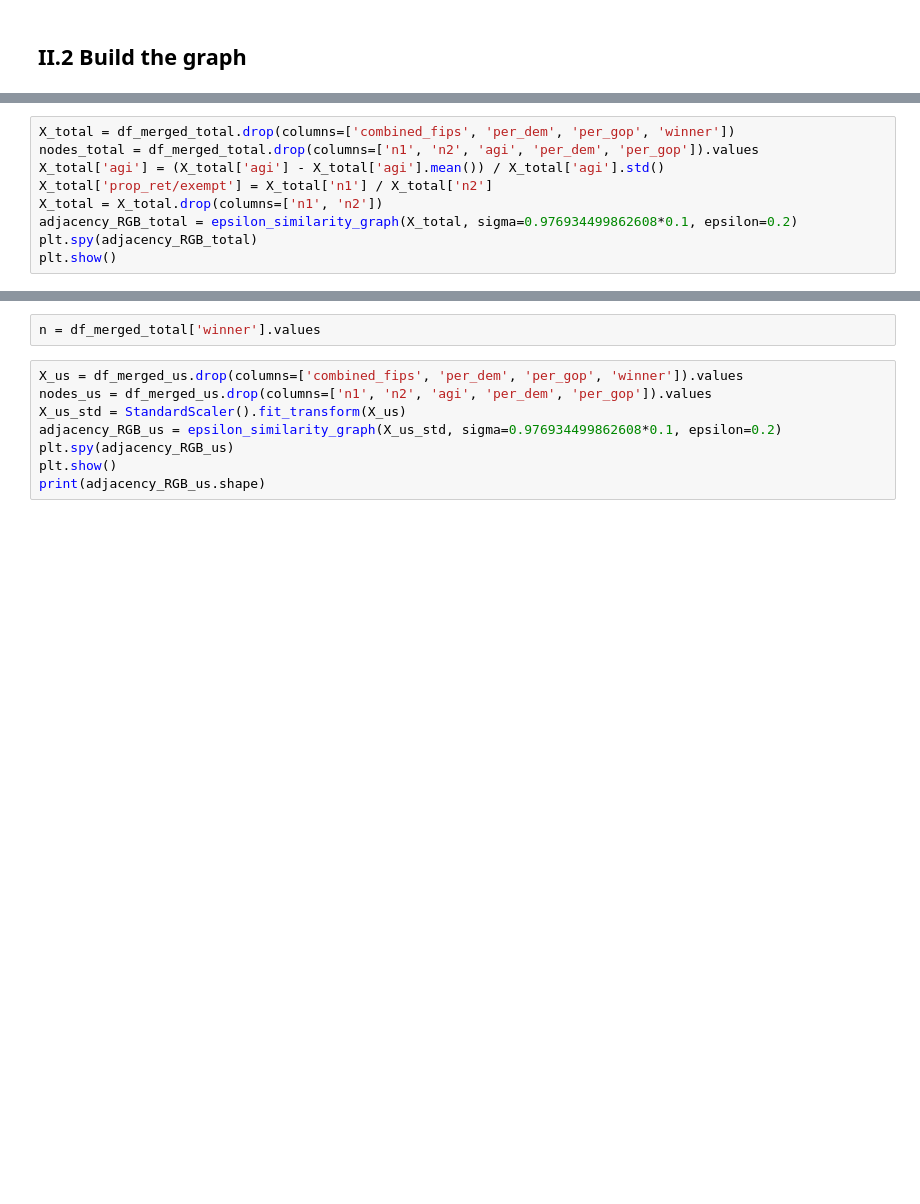
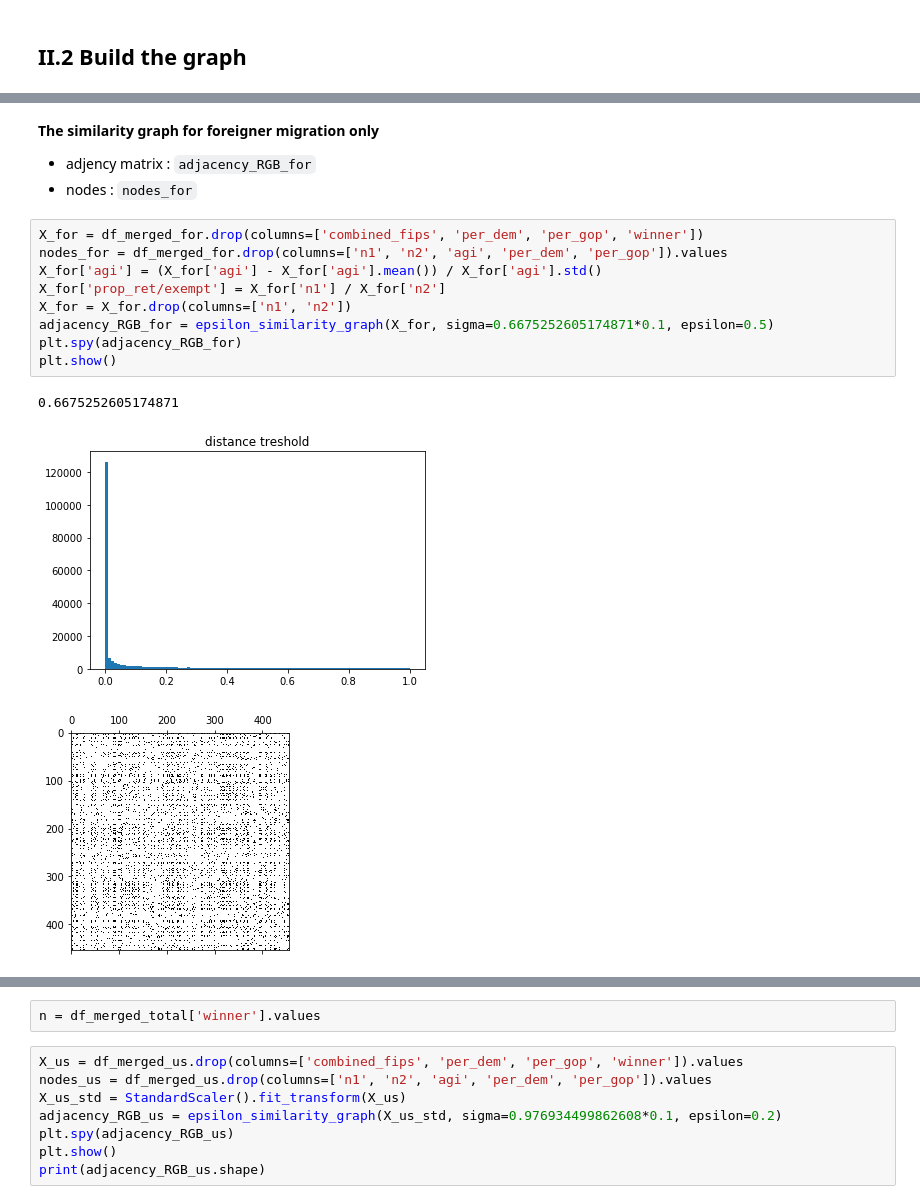
Before and after one commit to zxyzz/ntds_project, a Jupyter notebook: Project.ipynb, the cells around one changed output, grey strips where cells are left out. Saved outputs shown, nothing was run; the diff lists cells and outputs as text; blank space fills up the shorter version.

```diff
--- a/Project.ipynb
+++ b/Project.ipynb
@@ -347,9 +355,17 @@ plt.show()
+# %% [markdown]
+**The similarity graph for foreigner migration only**
+ - adjency matrix : `adjacency_RGB_for`
+ - nodes : `nodes_for`
 # %%
-X_total = df_merged_total.drop(columns=['combined_fips', 'per_dem', 'per_gop', 'winner'])
-nodes_total = df_merged_total.drop(columns=['n1', 'n2', 'agi', 'per_dem', 'per_gop']).values
-X_total['agi'] = (X_total['agi'] - X_total['agi'].mean()) / X_total['agi'].std()
-X_total['prop_ret/exempt'] = X_total['n1'] / X_total['n2']
-X_total = X_total.drop(columns=['n1', 'n2'])
-adjacency_RGB_total = epsilon_similarity_graph(X_total, sigma=0.976934499862608*0.1, epsilon=0.2)
-plt.spy(adjacency_RGB_total)
+X_for = df_merged_for.drop(columns=['combined_fips', 'per_dem', 'per_gop', 'winner'])
+nodes_for = df_merged_for.drop(columns=['n1', 'n2', 'agi', 'per_dem', 'per_gop']).values
+X_for['agi'] = (X_for['agi'] - X_for['agi'].mean()) / X_for['agi'].std()
+X_for['prop_ret/exempt'] = X_for['n1'] / X_for['n2']
+X_for = X_for.drop(columns=['n1', 'n2'])
+adjacency_RGB_for = epsilon_similarity_graph(X_for, sigma=0.6675252605174871*0.1, epsilon=0.5)
+plt.spy(adjacency_RGB_for)
 plt.show()
+# %% [output]
+0.6675252605174871
+[figure, added]
+[figure, added]
```
Also changed, not shown: parts of 7 cells of this notebook.
